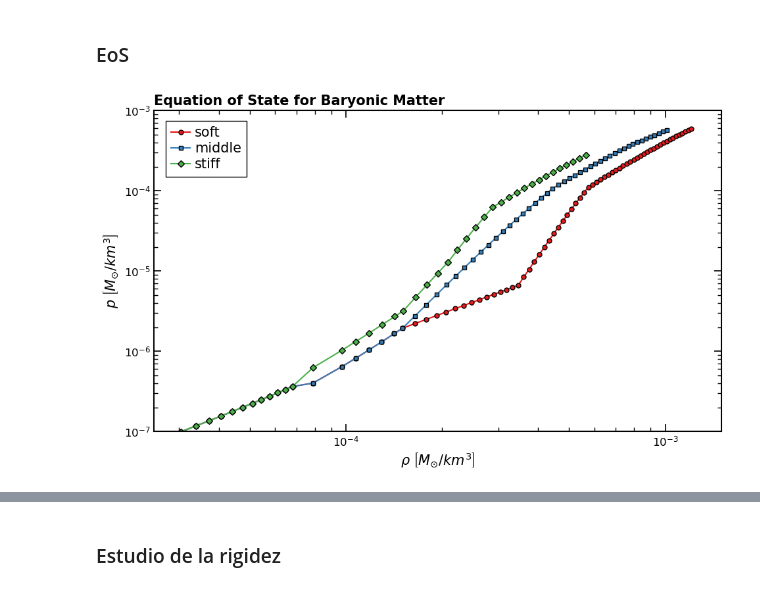
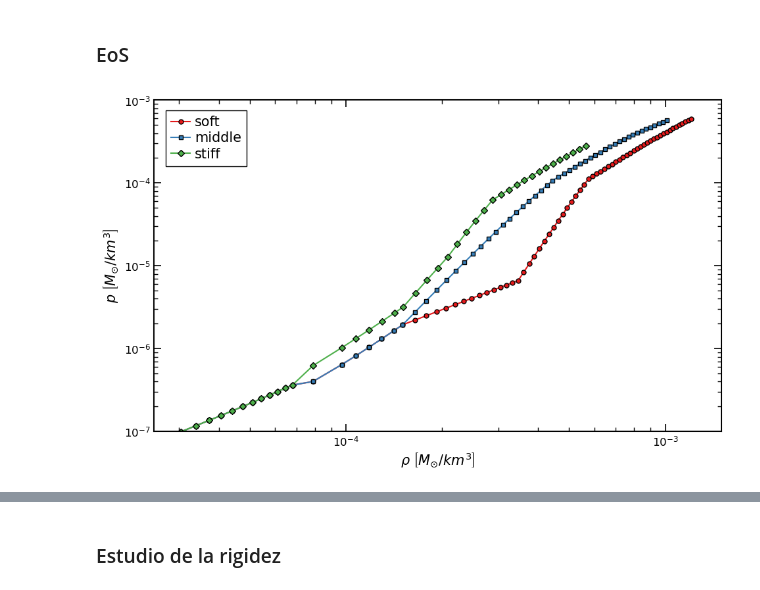
Before and after one commit to Diego-gt-phys/TFG, a Jupyter notebook: DANTE_Figures.ipynb, the cells around one changed output, grey strips where cells are left out. Drawn from its saved outputs; the diff is of its cells as text; code cells hidden in the pictures.

```diff
--- a/DANTE_Figures.ipynb
+++ b/DANTE_Figures.ipynb
@@ -982,36 +982,36 @@ for eos in eos_list:
             label=f"{eos}", color=colors[eos_colors[f"{eos}"]], linewidth=1.5, linestyle='-',
            marker = eos_markers[f'{eos}'],  mfc=colors[eos_colors[f"{eos}"]], mec = 'k', ms = 5)
 
-plt.title(r'Equation of State for Baryonic Matter', fontsize=15, loc='left', fontweight='bold')
+#plt.title(r'Equation of State for Baryonic Matter', fontsize=15, loc='left', fontweight='bold')
 ax.set_xlabel(r'$\rho$ $\left[ M_{\odot} / km^3 \right]$', fontsize=15, loc='center')
 ax.set_ylabel(r'$p$ $\left[ M_{\odot} / km^3 \right]$', fontsize=15, loc='center')
 ax.yaxis.set_major_formatter(ScalarFormatter(useMathText=True))
 ax.ticklabel_format(style='sci', axis='y', scilimits=(-3, 3))
 ax.set_xscale('log')
 ax.set_yscale('log')
 
 ax.tick_params(axis='both', which='major', direction='in', length=8, width=1.2, labelsize=12, top=True, right=True)
 ax.tick_params(axis='both', which='minor', direction='in', length=4, width=1, labelsize=12, top=True, right = True)
 ax.minorticks_on()
 
 ax.spines['top'].set_linewidth(1.5)
 ax.spines['right'].set_linewidth(1.5)
 ax.spines['bottom'].set_linewidth(1.5)
 ax.spines['left'].set_linewidth(1.5)
 ax.spines['top'].set_color('k')
 ax.spines['right'].set_color('k')
 ax.spines['bottom'].set_color('k')
 ax.spines['left'].set_color('k')
 
 ax.set_xlim(2.5e-5, 1.5e-3)
 ax.set_ylim(1e-7, 1e-3)
 
 plt.legend(fontsize=15, loc = "upper left", bbox_to_anchor=(0.009, 0.99), frameon=True, fancybox=False, ncol = 1,
            edgecolor="black", framealpha=1, labelspacing=0.2, handletextpad=0.3, handlelength=1.4, columnspacing=1)
 
 plt.tight_layout()
 plt.savefig(f"figures\EoS_NS_High.pdf", format="pdf", bbox_inches="tight")
 
 plt.show()
 # %% [output]
-[figure, old version]
+[figure, new version]
```
Also changed, not shown: parts of 4 cells of this notebook, 13 other files.
